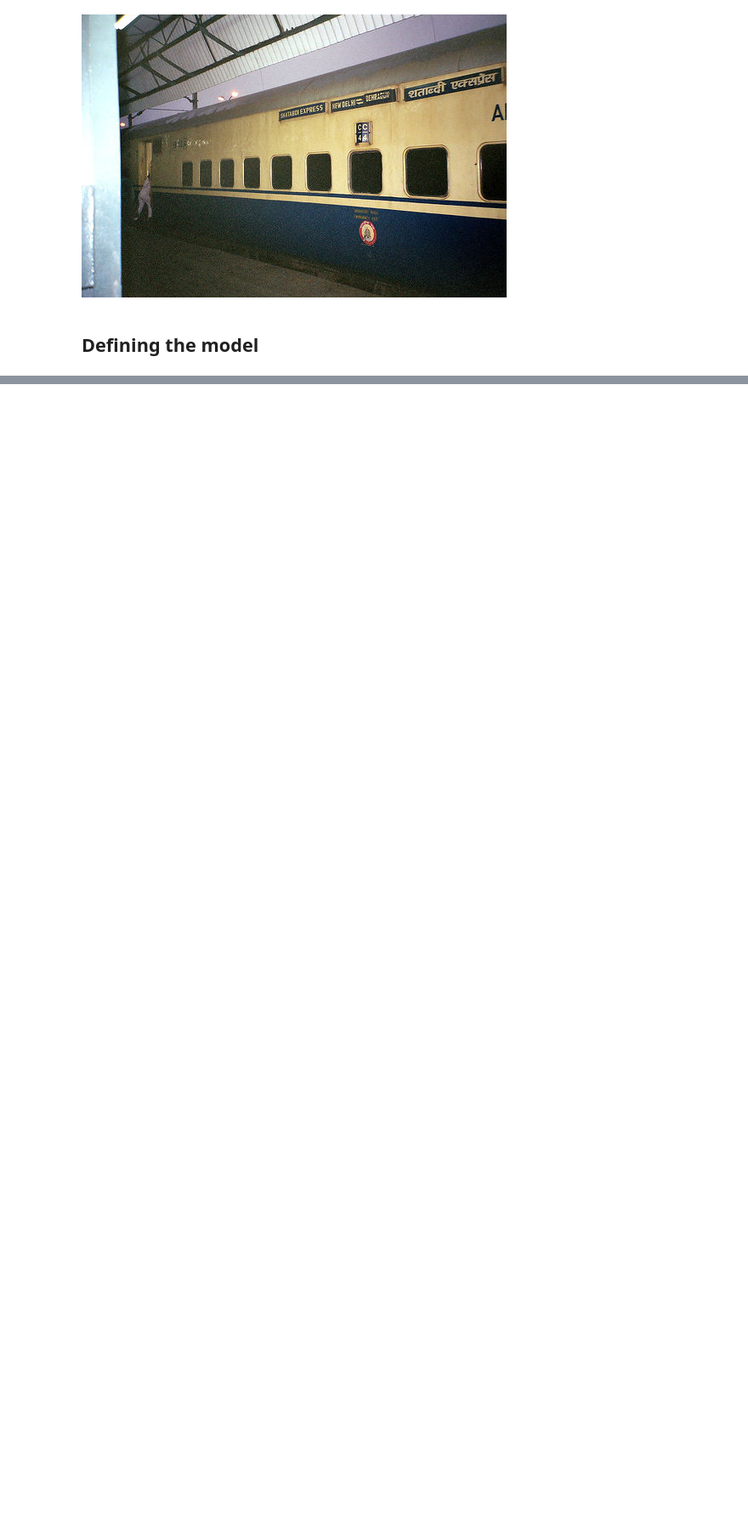
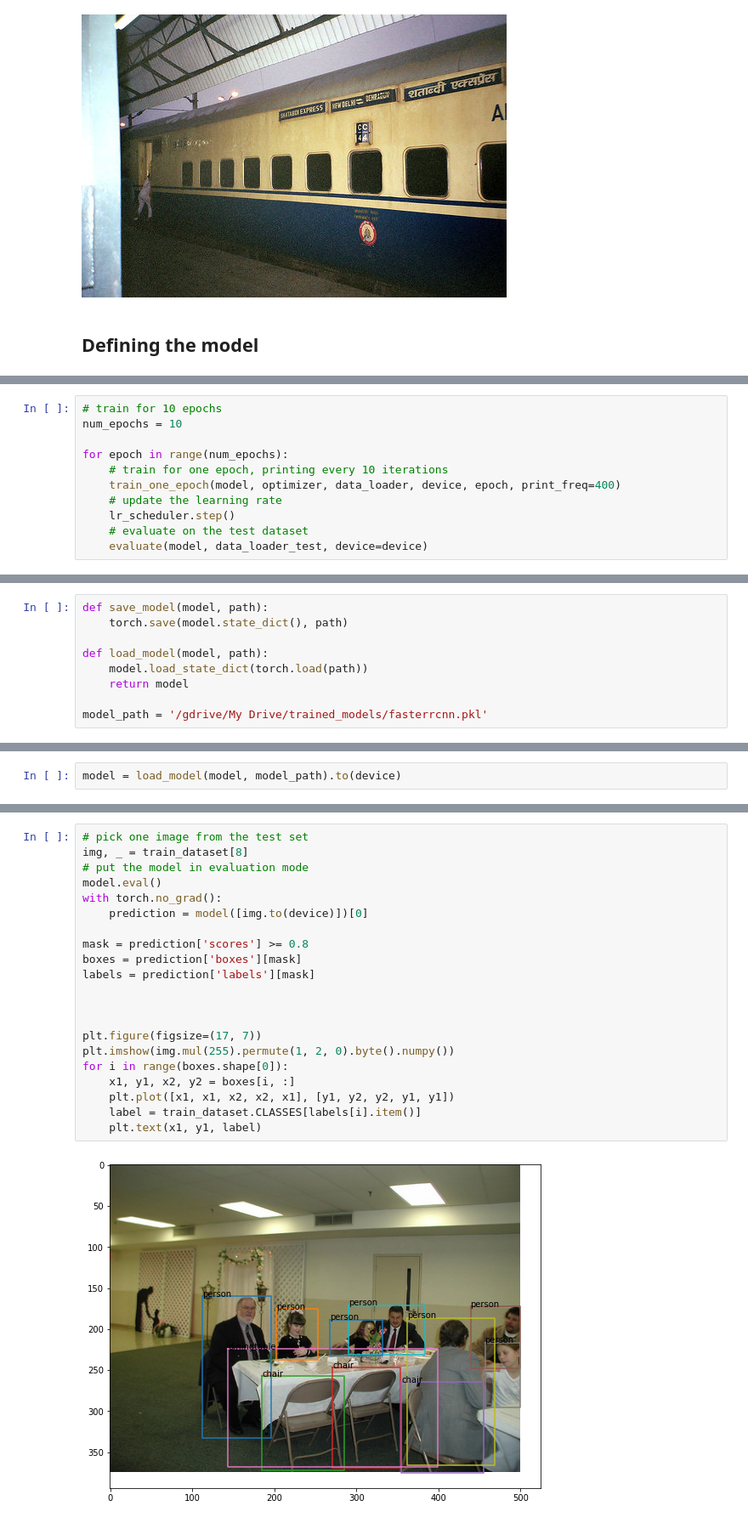
Before and after one commit to alikhanmurzayev/people-counter, a Jupyter notebook: Object_Detection_student_independent_work.ipynb, the cells around one changed output, grey strips where cells are left out. Shown at 85% size. Cells and saved outputs as stored; diff of their text form; blank space fills up the shorter version.

```diff
--- a/Object_Detection_student_independent_work.ipynb
+++ b/Object_Detection_student_independent_work.ipynb
@@ -194,0 +248,11 @@ torch.Size([2])
+# %%
+# train for 10 epochs
+num_epochs = 10
+
+for epoch in range(num_epochs):
+    # train for one epoch, printing every 10 iterations
+    train_one_epoch(model, optimizer, data_loader, device, epoch, print_freq=400)
+    # update the learning rate
+    lr_scheduler.step()
+    # evaluate on the test dataset
+    evaluate(model, data_loader_test, device=device)
@@ -194,0 +261,9 @@ torch.Size([2])
+# %%
+def save_model(model, path):
+    torch.save(model.state_dict(), path)
+
+def load_model(model, path):
+    model.load_state_dict(torch.load(path))
+    return model
+
+model_path = '/gdrive/My Drive/trained_models/fasterrcnn.pkl'
@@ -194,0 +274,2 @@ torch.Size([2])
+# %%
+model = load_model(model, model_path).to(device)
@@ -194,0 +278,23 @@ torch.Size([2])
+# %%
+# pick one image from the test set
+img, _ = train_dataset[8]
+# put the model in evaluation mode
+model.eval()
+with torch.no_grad():
+    prediction = model([img.to(device)])[0]
+
+mask = prediction['scores'] >= 0.8
+boxes = prediction['boxes'][mask]
+labels = prediction['labels'][mask]
+
+
+
+plt.figure(figsize=(17, 7))
+plt.imshow(img.mul(255).permute(1, 2, 0).byte().numpy())
+for i in range(boxes.shape[0]):
+    x1, y1, x2, y2 = boxes[i, :]
+    plt.plot([x1, x1, x2, x2, x1], [y1, y2, y2, y1, y1])
+    label = train_dataset.CLASSES[labels[i].item()]
+    plt.text(x1, y1, label)
+# %% [output]
+[figure, added]
```
Also changed, not shown: parts of 18 cells of this notebook.
